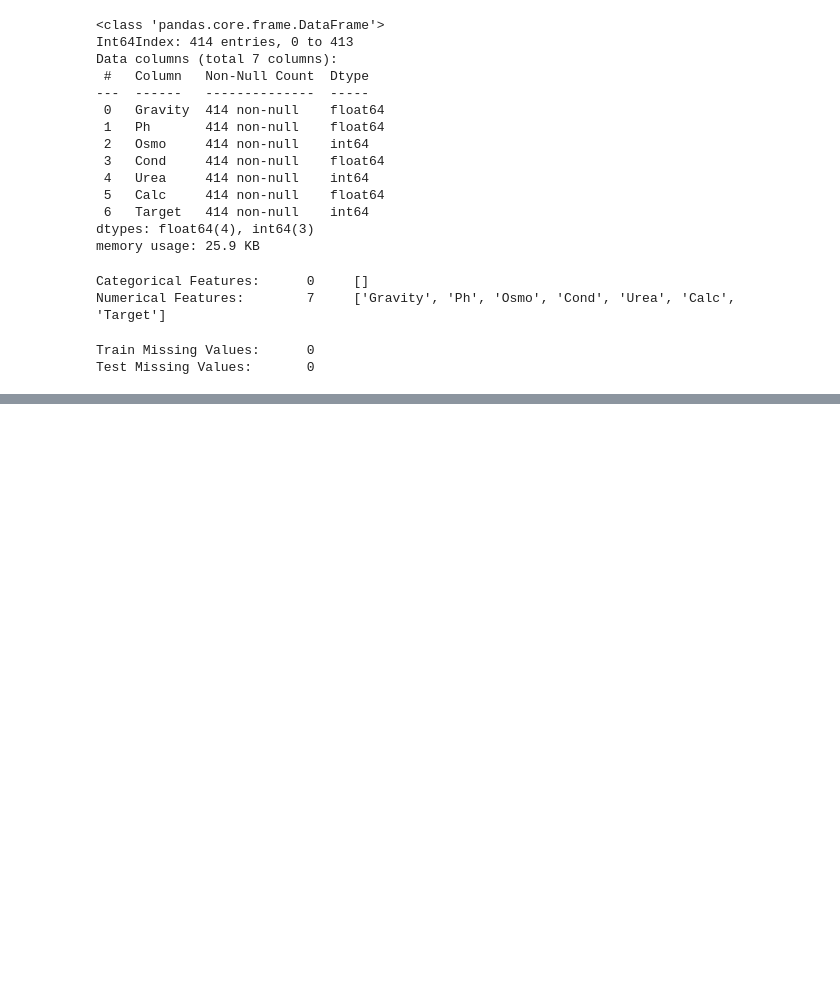
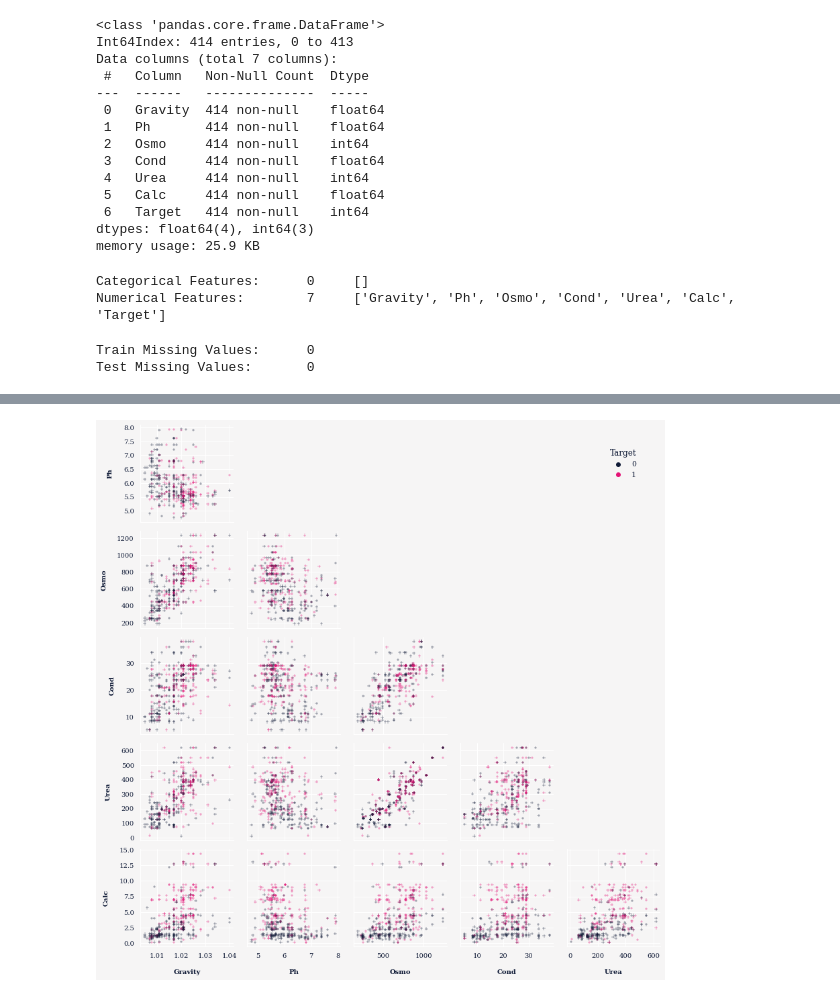
Before and after one commit to mateuszk098/kaggle-notebooks, a Jupyter notebook: playground_series_s3e12/notes.ipynb, the cells around one changed output, grey strips where cells are left out. Drawn from its saved outputs; the diff is of its cells as text; code cells hidden in the pictures; blank space fills up the shorter version.

```diff
--- a/playground_series_s3e12/notes.ipynb
+++ b/playground_series_s3e12/notes.ipynb
@@ -1290,0 +388,26 @@ within a given feature for each sample (it means each green line corresponds to
+# %%
+grid = sns.PairGrid(
+    train,
+    vars=train.columns.drop("Target"),
+    diag_sharey=False,
+    corner=True,
+    hue="Target",
+    palette={
+        0: "#101B37",
+        1: "#E41376",
+    }
+)
+
+grid.fig.set_facecolor(BACKGROUND_COLOR)
+grid.fig.set_size_inches(13.5, 13.5)
+grid.map_lower(sns.scatterplot, marker="+", s=20)
+grid.add_legend()
+sns.move_legend(grid, "upper right", bbox_to_anchor=(0.77, 0.8))
+for i, y_var in enumerate(grid.y_vars):
+    for j, x_var in enumerate(grid.x_vars):
+        if x_var == y_var:
+            grid.axes[i, j].set_visible(False)  # type: ignore
+
+plt.show()
+# %% [output]
+[figure, added]
```
Also changed, not shown: parts of 121 cells of this notebook.
